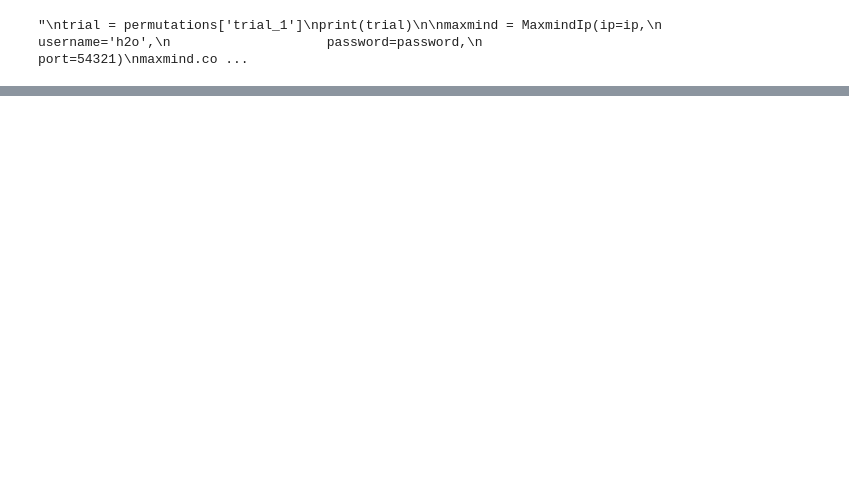
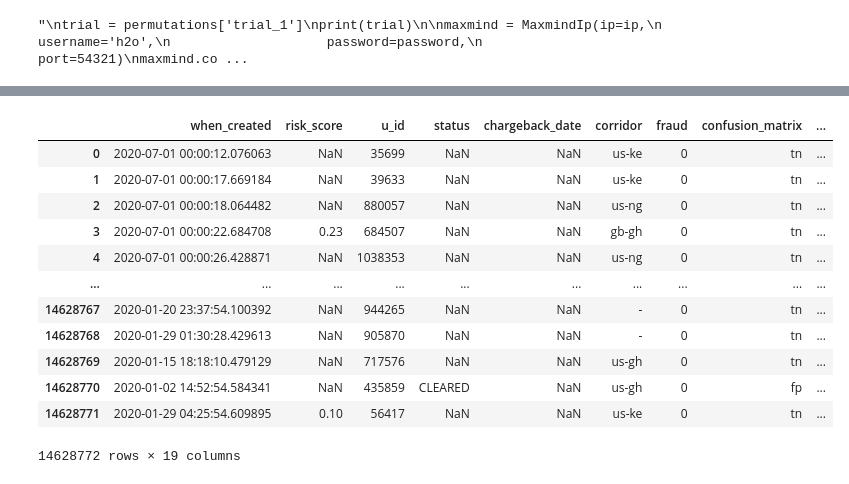
Before and after one commit to krapes/data_interpretation_modules, a Jupyter notebook: testing/Model_Selection_Strategy.ipynb, the cells around one changed output, grey strips where cells are left out. Saved outputs shown, nothing was run; the diff lists cells and outputs as text; code cells hidden in the pictures; blank space fills up the shorter version.

```diff
--- a/testing/Model_Selection_Strategy.ipynb
+++ b/testing/Model_Selection_Strategy.ipynb
@@ -114,0 +154,20 @@ maxmind.stats_tp_vs_baseline()
+# %%
+import pickle
+
+with open('data.pkl', 'rb') as f:
+    data = pickle.load(f)
+data
+# %% [output]
+|  | when_created | risk_score | u_id | status | chargeback_date | corridor | fraud | confusion_matrix | ... |
+| 0 | 2020-07-01 00:00:12.076063 | NaN | 35699 | NaN | NaN | us-ke | 0 | tn | ... |
+| 1 | 2020-07-01 00:00:17.669184 | NaN | 39633 | NaN | NaN | us-ke | 0 | tn | ... |
+| 2 | 2020-07-01 00:00:18.064482 | NaN | 880057 | NaN | NaN | us-ng | 0 | tn | ... |
+| 3 | 2020-07-01 00:00:22.684708 | 0.23 | 684507 | NaN | NaN | gb-gh | 0 | tn | ... |
+| 4 | 2020-07-01 00:00:26.428871 | NaN | 1038353 | NaN | NaN | us-ng | 0 | tn | ... |
+| ... | ... | ... | ... | ... | ... | ... | ... | ... | ... |
+| 14628767 | 2020-01-20 23:37:54.100392 | NaN | 944265 | NaN | NaN | - | 0 | tn | ... |
+| 14628768 | 2020-01-29 01:30:28.429613 | NaN | 905870 | NaN | NaN | - | 0 | tn | ... |
+| 14628769 | 2020-01-15 18:18:10.479129 | NaN | 717576 | NaN | NaN | us-gh | 0 | tn | ... |
+| 14628770 | 2020-01-02 14:52:54.584341 | NaN | 435859 | CLEARED | NaN | us-gh | 0 | fp | ... |
+| 14628771 | 2020-01-29 04:25:54.609895 | 0.10 | 56417 | NaN | NaN | us-ke | 0 | tn | ... |
+14628772 rows × 19 columns
```
Also changed, not shown: parts of 11 cells of this notebook, 5 other files.
